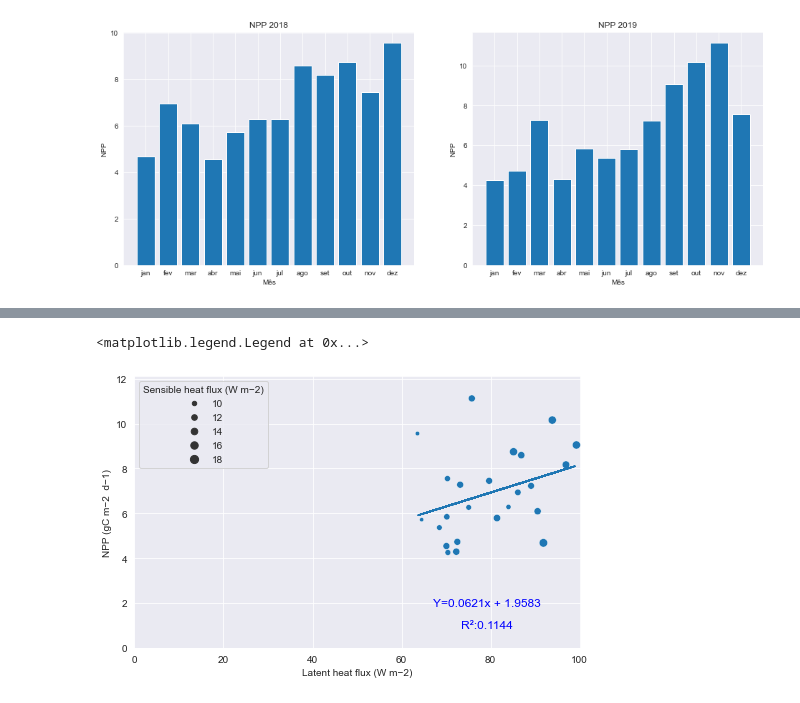
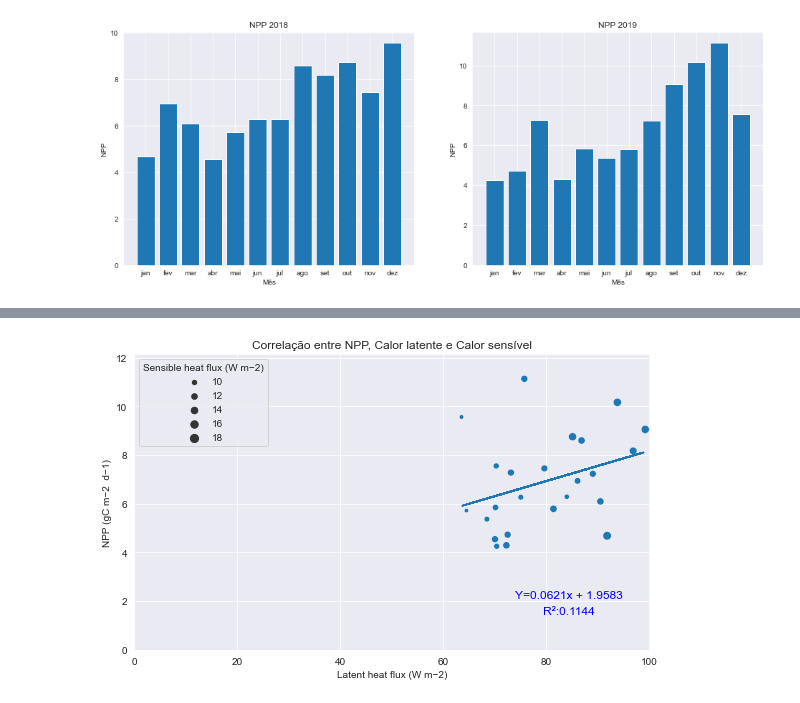
Before and after one commit to JeanArthurCostaDias/ameriflux-modis, a Jupyter notebook: Ameriflux+modis/Amazonia_peruana/modis+ameriflux/Comparacao_A_P.ipynb, the cells around one changed output, grey strips where cells are left out. Cells and saved outputs as stored; diff of their text form; code cells hidden in the pictures.

```diff
--- a/Ameriflux+modis/Amazonia_peruana/modis+ameriflux/Comparacao_A_P.ipynb
+++ b/Ameriflux+modis/Amazonia_peruana/modis+ameriflux/Comparacao_A_P.ipynb
@@ -250,43 +192,9 @@ Text(0, 0.5, 'NPP (gC m−2  d−1)')
 # %%
-f, ax = plt.subplots(1,figsize=(8, 5))
+eixo_x = 'LE_F_MDS' #latent_heat / Gap-filled variable  / Marginal Distribution Sampling gap-filling method
+eixo_y = 'NPP'
+dataframe = ameriflux_mensal
+sct_size = 'H_F_MDS' #sensible_heat / Gap-filled variable  / Marginal Distribution Sampling gap-filling method
 
-latent_heat = ameriflux_mensal['LE_F_MDS']
-sensible_heat = ameriflux_mensal['H_F_MDS']
-
-sns.scatterplot(x=latent_heat,y=npp, data=ameriflux_mensal, size=sensible_heat)
-
-
-rng = np.random.default_rng(1234) #seed para valores aleatórios
-
-lr_fi_false = LinearRegression() #Fazer o valor de b em y=ax+b ser igual a 0
-
-fitted_reg = lr_fi_false.fit(ameriflux_mensal[['LE_F_MDS']],ameriflux_mensal[['NPP']])
-
-
-x = rng.uniform(Latent_heat.min(), Latent_heat.max(), size=100) # gerando 100 valores aleatórios
-y = x * fitted_reg.coef_ + fitted_reg.intercept_[0] # y=ax
-
-
-r2_score = fitted_reg.score(ameriflux_mensal[['LE_F_MDS']],ameriflux_mensal[['NPP']]) # R² Score
-
-
-text_coord_x = latent_heat.max() - 20 #Coordenada do texto no eixo x
-
-
-#Textos das retas
-plt.text(text_coord_x, 2, f'Y={round(fitted_reg.coef_[0][0],4)}x + {round(fitted_reg.intercept_[0],4)}',fontsize=12, ha='center', va='center',color='blue') #Texto da reta Azul
-plt.text(text_coord_x, 1, f'R²:{round(r2_score,4)}', fontsize=12, ha='center', va='center',color='blue') # Texto r²
-
-
-ax.plot(x,y[0]) #reta de regressão
-
-ax.set_ylim((0, (npp.max() + 1))) # tamanho limite do plot no eixo y
-ax.set_xlim((0, latent_heat.max() + 1)) # tamanho limite do plot no eixo y
-
-plt.xlabel('Latent heat flux (W m−2)')
-plt.ylabel("NPP (gC m−2  d−1)")
-
-plt.legend(title="Sensible heat flux (W m−2)",loc='upper left')
+reg_graph(eixo_x, eixo_y, sct_size=sct_size, data=dataframe, title="Correlação entre NPP, Calor latente e Calor sensível", xlabel="Latent heat flux (W m−2)", ylabel="NPP (gC m−2  d−1)",legend_title="Sensible heat flux (W m−2)")
 # %% [output]
-<matplotlib.legend.Legend at 0x...>
-[figure, old version]
+[figure, new version]
```
Also changed, not shown: parts of 12 cells of this notebook.
